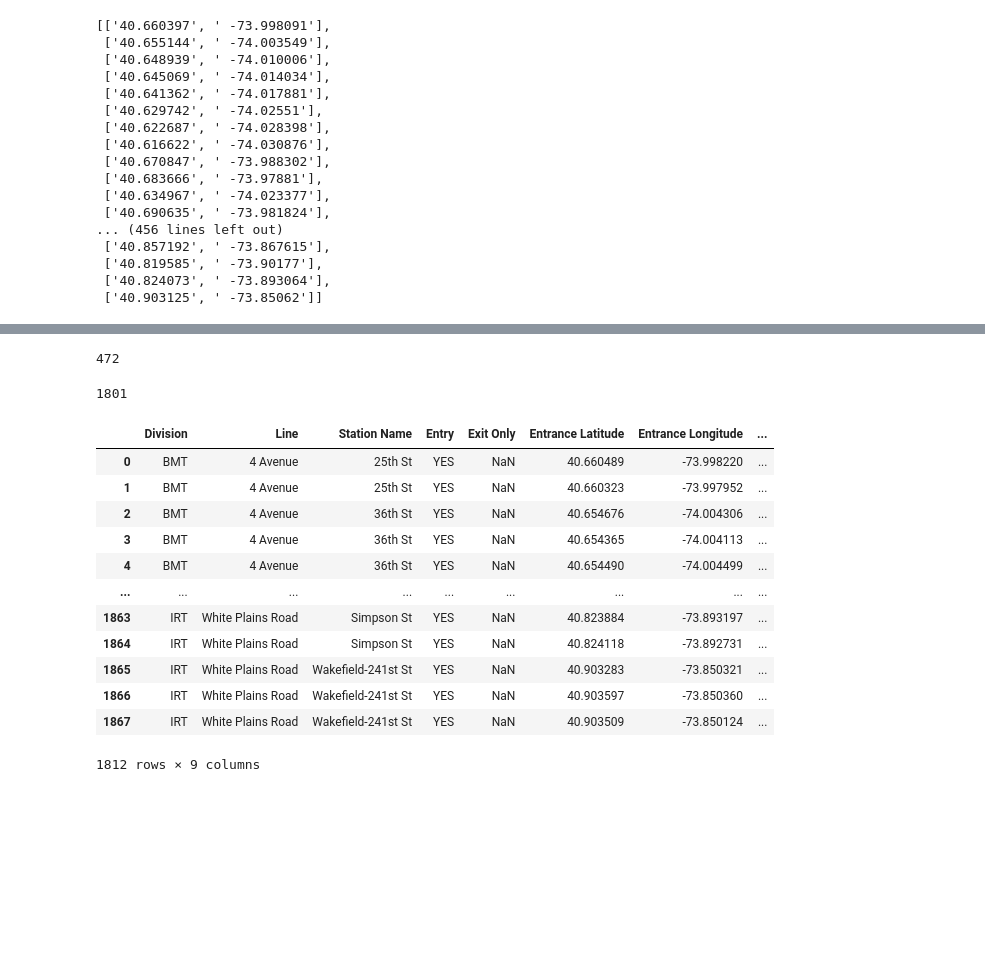
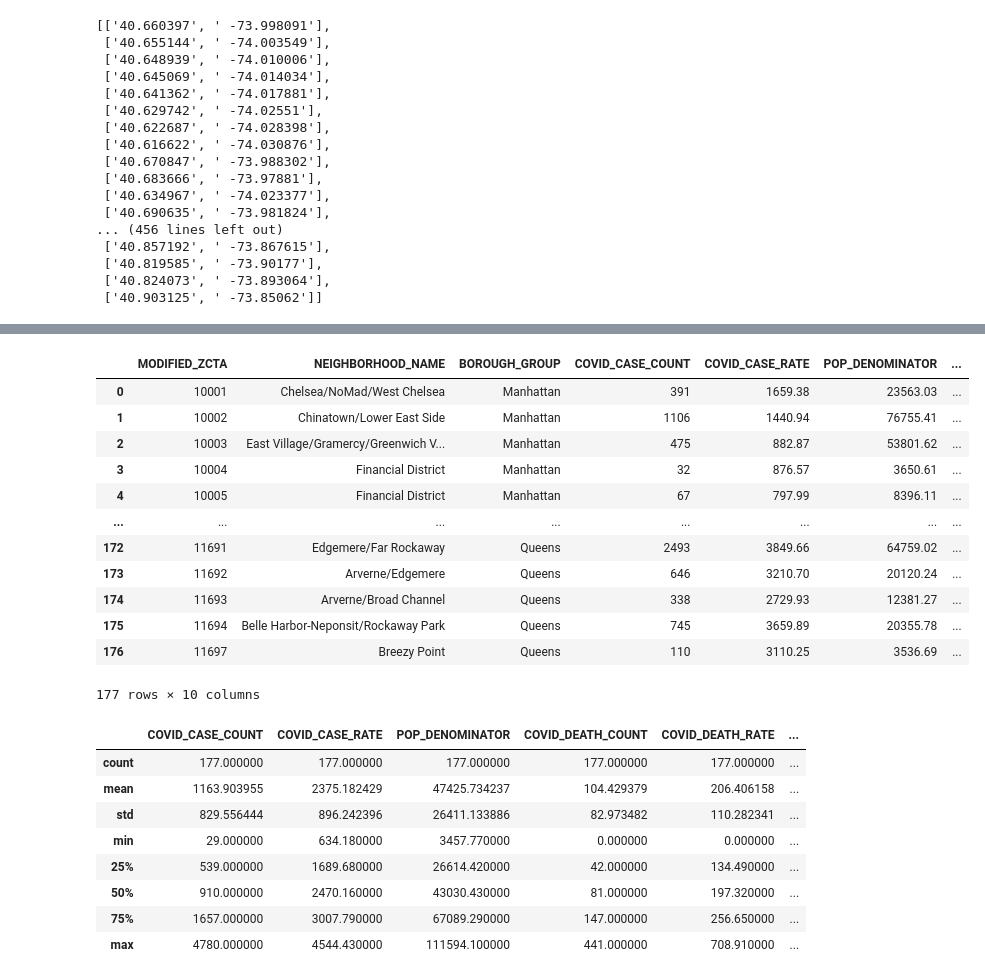
Before and after one commit to brianhtam/metis_project_1, a Jupyter notebook: Maps.ipynb, the cells around one changed output, grey strips where cells are left out. Cells and saved outputs as stored; diff of their text form; code cells hidden in the pictures; blank space fills up the shorter version.

```diff
--- a/Maps.ipynb
+++ b/Maps.ipynb
@@ -108,8 +142,0 @@ len(markers)
-# %%
-len(df1['Station Location'].unique())
-# %% [output]
-472
-# %%
-len(df1['Entrance Location'].unique())
-# %% [output]
-1801
@@ -118,16 +142,0 @@ df1.to_pickle('nyc_mtd_stations')
-# %%
-pd.read_pickle('nyc_mtd_stations')
-# %% [output]
-|  | Division | Line | Station Name | Entry | Exit Only | Entrance Latitude | Entrance Longitude | ... |
-| 0 | BMT | 4 Avenue | 25th St | YES | NaN | 40.660489 | -73.998220 | ... |
-| 1 | BMT | 4 Avenue | 25th St | YES | NaN | 40.660323 | -73.997952 | ... |
-| 2 | BMT | 4 Avenue | 36th St | YES | NaN | 40.654676 | -74.004306 | ... |
-| 3 | BMT | 4 Avenue | 36th St | YES | NaN | 40.654365 | -74.004113 | ... |
-| 4 | BMT | 4 Avenue | 36th St | YES | NaN | 40.654490 | -74.004499 | ... |
-| ... | ... | ... | ... | ... | ... | ... | ... | ... |
-| 1863 | IRT | White Plains Road | Simpson St | YES | NaN | 40.823884 | -73.893197 | ... |
-| 1864 | IRT | White Plains Road | Simpson St | YES | NaN | 40.824118 | -73.892731 | ... |
-| 1865 | IRT | White Plains Road | Wakefield-241st St | YES | NaN | 40.903283 | -73.850321 | ... |
-| 1866 | IRT | White Plains Road | Wakefield-241st St | YES | NaN | 40.903597 | -73.850360 | ... |
-| 1867 | IRT | White Plains Road | Wakefield-241st St | YES | NaN | 40.903509 | -73.850124 | ... |
-1812 rows × 9 columns
@@ -133,0 +145,33 @@ pd.read_pickle('nyc_mtd_stations')
+# %%
+covid_data = pd.read_csv('https://raw.githubusercontent.com/nychealth/coronavirus-data/master/data-by-modzcta.csv')
+zcta_data = 'https://raw.githubusercontent.com/nychealth/coronavirus-data/master/Geography-resources/MODZCTA_2010_WGS1984.geo.json'
+zcta = os.path.join('geoman.json')
+covid_data.MODIFIED_ZCTA = covid_data.MODIFIED_ZCTA.astype(str)
+covid_data
+# %% [output]
+|  | MODIFIED_ZCTA | NEIGHBORHOOD_NAME | BOROUGH_GROUP | COVID_CASE_COUNT | COVID_CASE_RATE | POP_DENOMINATOR | ... |
+| 0 | 10001 | Chelsea/NoMad/West Chelsea | Manhattan | 391 | 1659.38 | 23563.03 | ... |
+| 1 | 10002 | Chinatown/Lower East Side | Manhattan | 1106 | 1440.94 | 76755.41 | ... |
+| 2 | 10003 | East Village/Gramercy/Greenwich V... | Manhattan | 475 | 882.87 | 53801.62 | ... |
+| 3 | 10004 | Financial District | Manhattan | 32 | 876.57 | 3650.61 | ... |
+| 4 | 10005 | Financial District | Manhattan | 67 | 797.99 | 8396.11 | ... |
+| ... | ... | ... | ... | ... | ... | ... | ... |
+| 172 | 11691 | Edgemere/Far Rockaway | Queens | 2493 | 3849.66 | 64759.02 | ... |
+| 173 | 11692 | Arverne/Edgemere | Queens | 646 | 3210.70 | 20120.24 | ... |
+| 174 | 11693 | Arverne/Broad Channel | Queens | 338 | 2729.93 | 12381.27 | ... |
+| 175 | 11694 | Belle Harbor-Neponsit/Rockaway Park | Queens | 745 | 3659.89 | 20355.78 | ... |
+| 176 | 11697 | Breezy Point | Queens | 110 | 3110.25 | 3536.69 | ... |
+177 rows × 10 columns
+# %%
+import matplotlib.pyplot as plt
+covid_data.describe()
+# %% [output]
+|  | COVID_CASE_COUNT | COVID_CASE_RATE | POP_DENOMINATOR | COVID_DEATH_COUNT | COVID_DEATH_RATE | ... |
+| count | 177.000000 | 177.000000 | 177.000000 | 177.000000 | 177.000000 | ... |
+| mean | 1163.903955 | 2375.182429 | 47425.734237 | 104.429379 | 206.406158 | ... |
+| std | 829.556444 | 896.242396 | 26411.133886 | 82.973482 | 110.282341 | ... |
+| min | 29.000000 | 634.180000 | 3457.770000 | 0.000000 | 0.000000 | ... |
+| 25% | 539.000000 | 1689.680000 | 26614.420000 | 42.000000 | 134.490000 | ... |
+| 50% | 910.000000 | 2470.160000 | 43030.430000 | 81.000000 | 197.320000 | ... |
+| 75% | 1657.000000 | 3007.790000 | 67089.290000 | 147.000000 | 256.650000 | ... |
+| max | 4780.000000 | 4544.430000 | 111594.100000 | 441.000000 | 708.910000 | ... |
```
Also changed, not shown: parts of 17 cells of this notebook.
